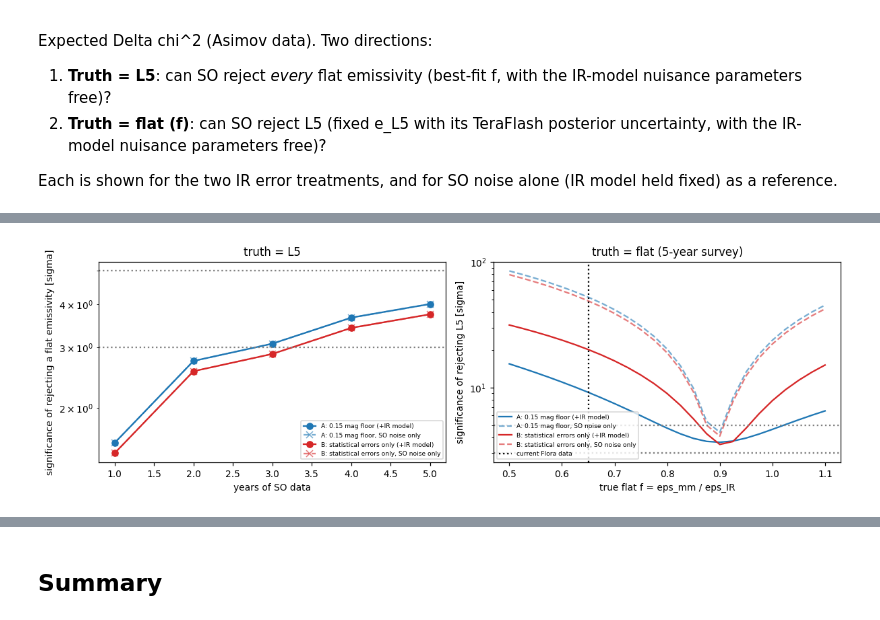
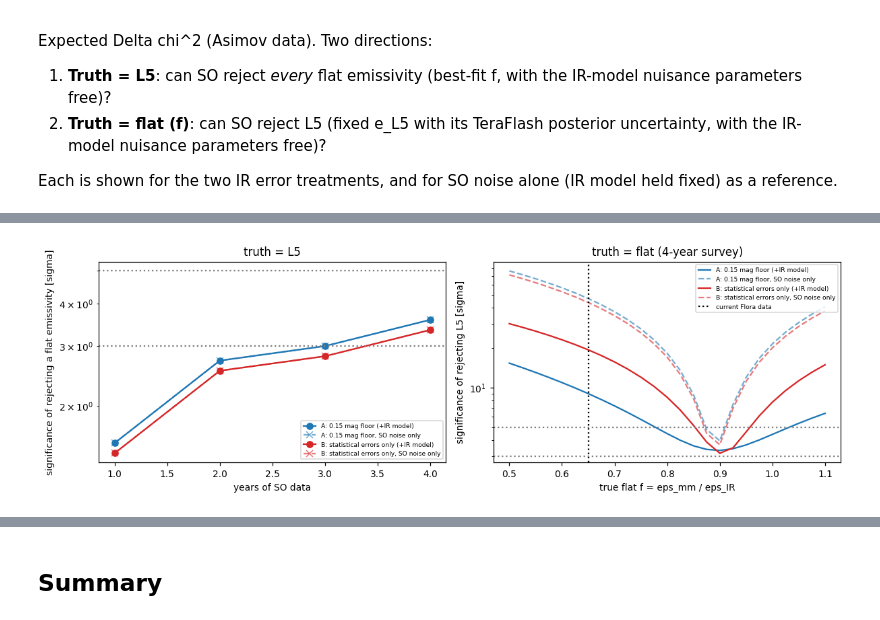
Before and after one commit to Sulla2012/atm_scattering, a Jupyter notebook: notebooks/so_flora_forecast.ipynb, the cells around one changed output, grey strips where cells are left out. Drawn from its saved outputs; the diff is of its cells as text; code cells hidden in the pictures.

```diff
--- a/notebooks/so_flora_forecast.ipynb
+++ b/notebooks/so_flora_forecast.ipynb
@@ -170,9 +170,10 @@ import io
 with contextlib.redirect_stdout(io.StringIO()):   # the model prints every table it finds
     tabModel = NEATM(tableDir=TABLE_DIR, verbose=False)
     tabModel.loadLambdaTables(ghzListToLambda(SO_GHZ), verbose=False)
-day = eph[eph["observable"]].reset_index(drop=True)
+day = eph[eph["transit_alt_deg"] >= MIN_ALTITUDE_DEG].reset_index(drop=True)   # keep-out days stay, with zero weight
+ok = day["observable"].values                                                  # days SO actually observes
 r, dl, al = day["r_au"].values, day["delta_au"].values, np.radians(day["alpha_deg"].values)
-sigma = survey_sigma(day["weight"].values)       # (T, B) per-day noise after the duty cycle
+sigma = survey_sigma(day["weight"].values)       # (T, B) per-day noise after the duty cycle (inf inside the Sun keep-out)
 
 def thermalTable(logD, logT1):
     return np.column_stack([thermalMjy(tabModel, g, logD, logT1, r, dl, al) for g in SO_GHZ])
@@ -190,9 +191,9 @@ e0, covL5 = eCovariance(L5_NPZ, SO_GHZ)
 th = pred[next(iter(pred))]["th"]
 rows = []
 for b, g in enumerate(SO_GHZ):
-    snr_day = th[:, b] * e0[b] / sigma[:, b]
-    rows.append({"GHz": g, "e_L5": e0[b], "median flux, L5 [mJy]": np.median(th[:, b] * e0[b]), "median per-day sigma [mJy]": np.median(sigma[:, b]),
-                 "median per-day S/N": np.median(snr_day), "survey S/N (all days)": np.sqrt((snr_day ** 2).sum())})
+    snr_day = th[ok, b] * e0[b] / sigma[ok, b]
+    rows.append({"GHz": g, "e_L5": e0[b], "median flux, L5 [mJy]": np.median(th[ok, b] * e0[b]), "median per-day sigma [mJy]": np.median(sigma[ok, b]),
+                 "median per-day S/N": np.median(snr_day), "survey S/N (observed days)": np.sqrt((snr_day ** 2).sum())})
 summary = pd.DataFrame(rows)
 display(summary.round(2))
 # %% [output]
@@ -206,9 +207,10 @@ display(summary.round(2))
 # %%
 fig, ax = plt.subplots(2, 3, figsize=(12, 5.5), sharex=True)
+t_ok = day["time"][ok]
 for b, a in enumerate(ax.ravel()):
-    a.plot(day["time"], th[:, b] * e0[b], ".", ms=2, label="L5")
-    a.plot(day["time"], th[:, b] * F_CURRENT, ".", ms=2, label=f"flat f = {F_CURRENT}")
-    a.fill_between(day["time"], th[:, b] * e0[b] - sigma[:, b], th[:, b] * e0[b] + sigma[:, b], color="C0", alpha=0.2, lw=0)
+    a.plot(t_ok, th[ok, b] * e0[b], ".", ms=2, label="L5")
+    a.plot(t_ok, th[ok, b] * F_CURRENT, ".", ms=2, label=f"flat f = {F_CURRENT}")
+    a.fill_between(t_ok, th[ok, b] * e0[b] - sigma[ok, b], th[ok, b] * e0[b] + sigma[ok, b], color="C0", alpha=0.2, lw=0)
     a.set(title=f"{SO_GHZ[b]:.0f} GHz", ylabel="mJy")
 ax[0, 0].legend(fontsize=7)
 fig.suptitle("Predicted Flora flux on observable days; shading = per-day 1-sigma SO noise (50% duty)")
@@ -222,7 +224,7 @@ Spectrum at the median geometry of the survey. Error bars are the full-survey st
 # %%
 fluxL5 = th * e0[None, :]                                   # (T, B): L5 prediction on each observable day
 frac = 1.0 / np.sqrt((fluxL5 ** 2 / sigma ** 2).sum(0))    # stacked fractional precision per band, full survey
-mid = np.median(th, axis=0)                                 # eps_IR x thermal flux at the median geometry [mJy]
+mid = np.median(th[ok], axis=0)                              # eps_IR x thermal flux at the median geometry [mJy]
 fig, ax = plt.subplots(1, 2, figsize=(11, 3.8))
 ax[0].errorbar(SO_GHZ, mid * e0, mid * e0 * frac, fmt="o", c="C0", label="L5 with SO full-survey precision")
 ax[1].errorbar(SO_GHZ, e0, e0 * frac, fmt="o", c="C0", label="L5 with SO full-survey precision")
@@ -230,7 +232,7 @@ for f_, c_ in [(F_CURRENT, "C1"), (0.85, "C2"), (1.0, "C3")]:
     ax[0].plot(SO_GHZ, mid * f_, "--", c=c_, label=f"flat f = {f_}")
     ax[1].axhline(f_, ls="--", c=c_)
 for name, f in fits.items():   # IR-model uncertainty of the common normalisation (log D and log T1 at 150 GHz)
-    k = np.array([2 * np.log(10), np.median(pred[name]["kernel"][:, 3, 1])])
+    k = np.array([2 * np.log(10), np.median(pred[name]["kernel"][ok, 3, 1])])
     norm = float(np.sqrt(k @ f["cov"] @ k))
     ax[1].fill_between(SO_GHZ, e0 * (1 - norm), e0 * (1 + norm), alpha=0.2, label=f"IR-model 1 sigma, {name}: {100 * norm:.1f}%")
 ax[0].set(xscale="log", yscale="log", xlabel="GHz", ylabel="flux at the median geometry [mJy]", title="SED")
@@ -249,13 +251,12 @@ Expected Delta chi^2 (Asimov data). Two directions:
 
 Each is shown for the two IR error treatments, and for SO noise alone (IR model held fixed) as a reference.
 # %%
-def run(name, nYears=None, mask=None, **kw):
+def run(name, nYears=None, sig=None, **kw):
     sel = np.ones(len(day), bool) if nYears is None else (day["time"] < pd.Timestamp(SURVEY_START) + pd.DateOffset(years=nYears)).values
-    if mask is not None:
-        sel = sel & mask
+    s_ = sigma if sig is None else sig
     p = pred[name]
     cov = fits[name]["cov"] if kw.pop("nuisance", True) else np.diag([1e-12, 1e-12])
-    return distinguish(p["th"][sel], p["kernel"][sel], sigma[sel], cov, e0, **kw)
+    return distinguish(p["th"][sel], p["kernel"][sel], s_[sel], cov, e0, **kw)
 
 rows = []
 for name in FLOORS:
@@ -276,24 +277,24 @@ display(table.round(2))
 # %%
 # significance against the survey length, truth = L5, flat alternative
 fig, ax = plt.subplots(1, 2, figsize=(11, 3.6))
-years = np.arange(1, 6)
+years = np.arange(1, N_YEARS + 1)
 for name, c_ in zip(FLOORS, ["C0", "C3"]):
     ax[0].plot(years, [run(name, y, truth="L5")["significance"] for y in years], "o-", c=c_, label=f"{name} (+IR model)")
     ax[0].plot(years, [run(name, y, truth="L5", nuisance=False)["significance"] for y in years], "x--", c=c_, alpha=0.6, label=f"{name}, SO noise only")
 ax[0].set(xlabel="years of SO data", ylabel="significance of rejecting a flat emissivity [sigma]", yscale="log", title="truth = L5")
 ax[0].axhline(3, c="gray", ls=":"); ax[0].axhline(5, c="gray", ls=":"); ax[0].legend(fontsize=6)
 
 # truth = flat(f): rejection of L5 over the full survey
 fs = np.linspace(0.5, 1.1, 25)
 for name, c_ in zip(FLOORS, ["C0", "C3"]):
     ax[1].plot(fs, [run(name, truth="flat", fTrue=f_, covL5=covL5)["significance"] for f_ in fs], "-", c=c_, label=f"{name} (+IR model)")
     ax[1].plot(fs, [run(name, truth="flat", fTrue=f_, nuisance=False)["significance"] for f_ in fs], "--", c=c_, alpha=0.6, label=f"{name}, SO noise only")
 ax[1].axvline(F_CURRENT, c="k", ls=":", label="current Flora data")
-ax[1].set(xlabel="true flat f = eps_mm / eps_IR", ylabel="significance of rejecting L5 [sigma]", yscale="log", title="truth = flat (5-year survey)")
+ax[1].set(xlabel="true flat f = eps_mm / eps_IR", ylabel="significance of rejecting L5 [sigma]", yscale="log", title=f"truth = flat ({N_YEARS}-year survey)")
 ax[1].axhline(3, c="gray", ls=":"); ax[1].axhline(5, c="gray", ls=":"); ax[1].legend(fontsize=6)
 fig.tight_layout()
 # %% [output]
-[figure, old version]
+[figure, new version]
 # %%
 # which bands carry the discrimination? truth = L5: dchi2 contribution per band at the best-fit flat model, full survey
 name = list(FLOORS)[0]
```
Also changed, not shown: parts of 11 cells of this notebook, 1 other file.
